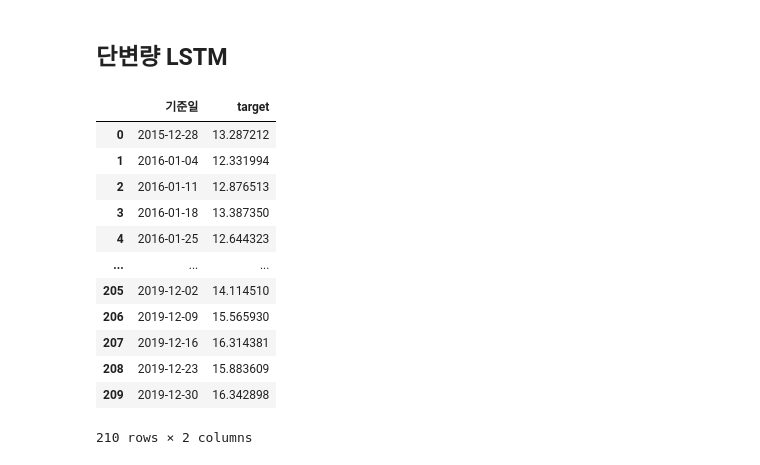
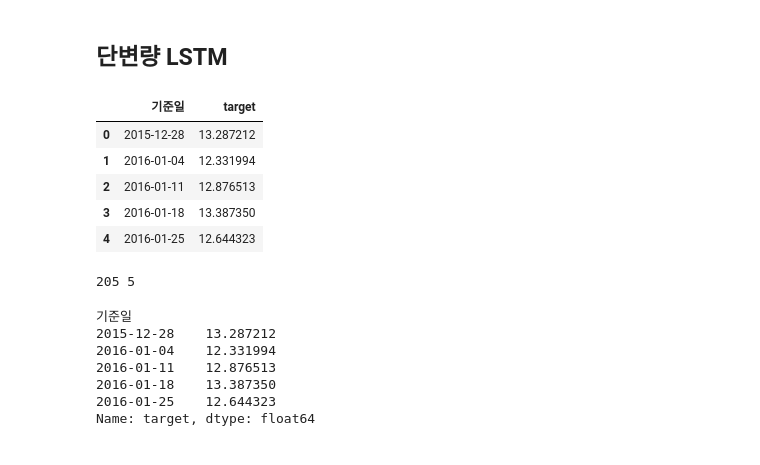
Before and after one commit to qkrwjdduf159/BigContest, a Jupyter notebook: 연어 EDA.ipynb, the cells around one changed output. Drawn from its saved outputs; the diff is of its cells as text; code cells hidden in the pictures.

```diff
--- a/연어 EDA.ipynb
+++ b/연어 EDA.ipynb
@@ -1267,18 +1281,17 @@ arima, lstm, sarima, var, fbprophet 등등을 결합하여 만든다면 더 좋
 # %% [markdown]
 ## 단변량 LSTM
 # %%
-data
+data.head()
 # %% [output]
 |  | 기준일 | target |
 | 0 | 2015-12-28 | 13.287212 |
 | 1 | 2016-01-04 | 12.331994 |
 | 2 | 2016-01-11 | 12.876513 |
 | 3 | 2016-01-18 | 13.387350 |
 | 4 | 2016-01-25 | 12.644323 |
-| ... | ... | ... |
-| 205 | 2019-12-02 | 14.114510 |
-| 206 | 2019-12-09 | 15.565930 |
-| 207 | 2019-12-16 | 16.314381 |
-| 208 | 2019-12-23 | 15.883609 |
-| 209 | 2019-12-30 | 16.342898 |
-210 rows × 2 columns
+# %%
+train = data[data['기준일'] < '2019-12']
+test = data[data['기준일'] >= '2019-12']
+print(len(train), len(test))
+# %% [output]
+205 5
@@ -1284,0 +1313,15 @@ data
+# %%
+train_split = 200
+
+uni_data = data['target']
+uni_data.index = data['기준일']
+
+uni_data.head()
+# %% [output]
+기준일
+2015-12-28    13.287212
+2016-01-04    12.331994
+2016-01-11    12.876513
+2016-01-18    13.387350
+2016-01-25    12.644323
+Name: target, dtype: float64
```
Also changed, not shown: parts of 28 cells of this notebook.
